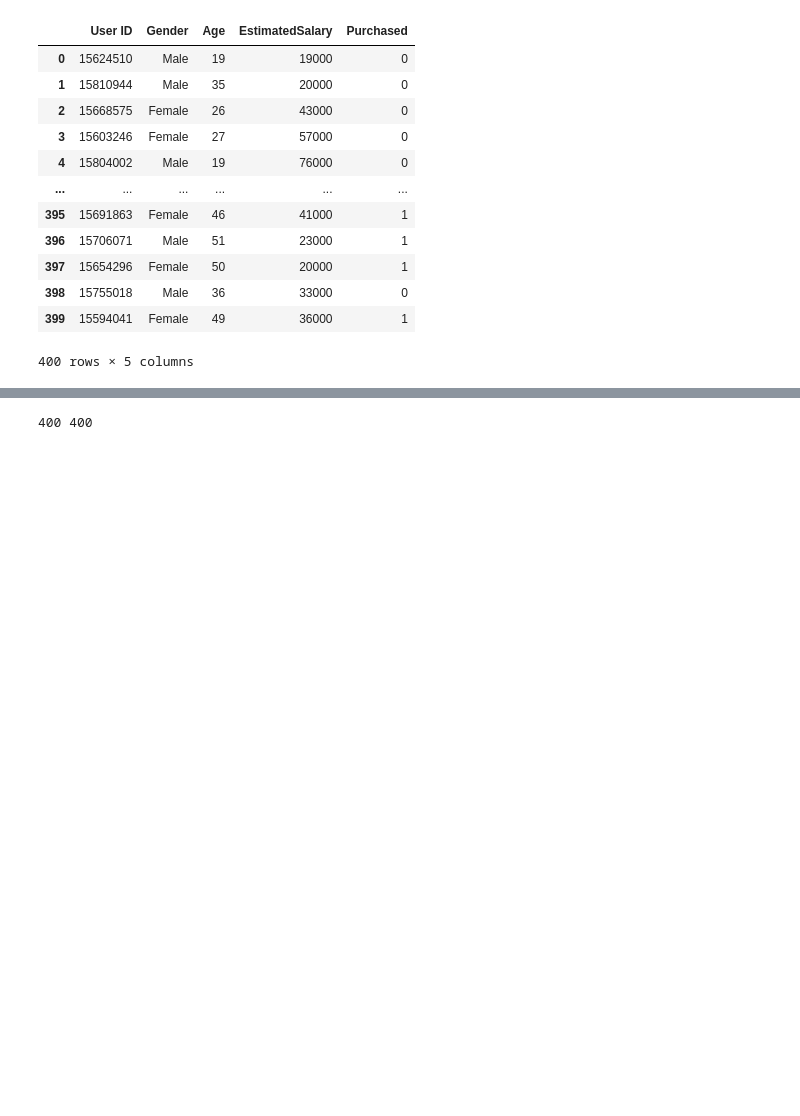
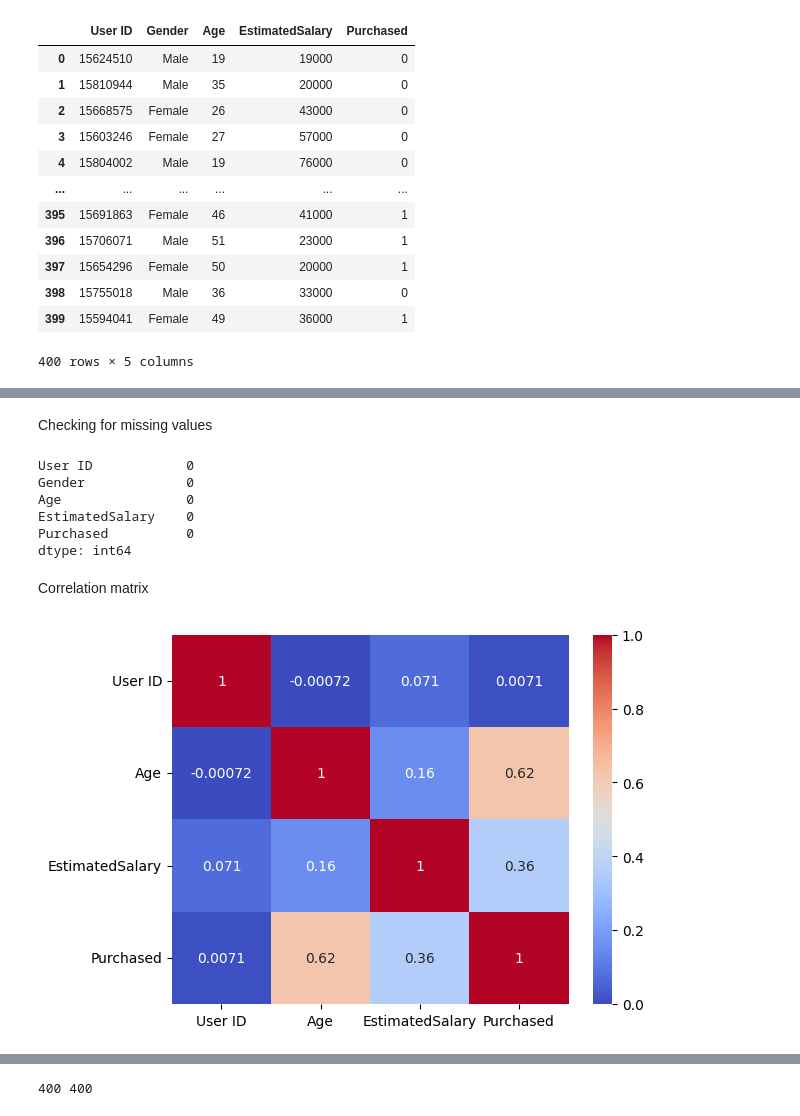
Before and after one commit to eriostre/Machine_Learning, a Jupyter notebook: Decision_Tree.ipynb, the cells around one changed output, grey strips where cells are left out. Cells and saved outputs as stored; diff of their text form; code cells hidden in the pictures; blank space fills up the shorter version.

```diff
--- a/Decision_Tree.ipynb
+++ b/Decision_Tree.ipynb
@@ -31,0 +65,20 @@ dataset
+# %% [markdown]
+Checking for missing values
+# %%
+dataset.isnull().sum()
+# %% [output]
+User ID            0
+Gender             0
+Age                0
+EstimatedSalary    0
+Purchased          0
+dtype: int64
+# %% [markdown]
+Correlation matrix
+# %%
+numeric_df=dataset.select_dtypes(include='int64')
+correlation=numeric_df.corr()
+sns.heatmap(correlation, cmap='coolwarm',annot=True)
+plt.show()
+# %% [output]
+[figure, added]
```
Also changed, not shown: parts of 19 cells of this notebook.
